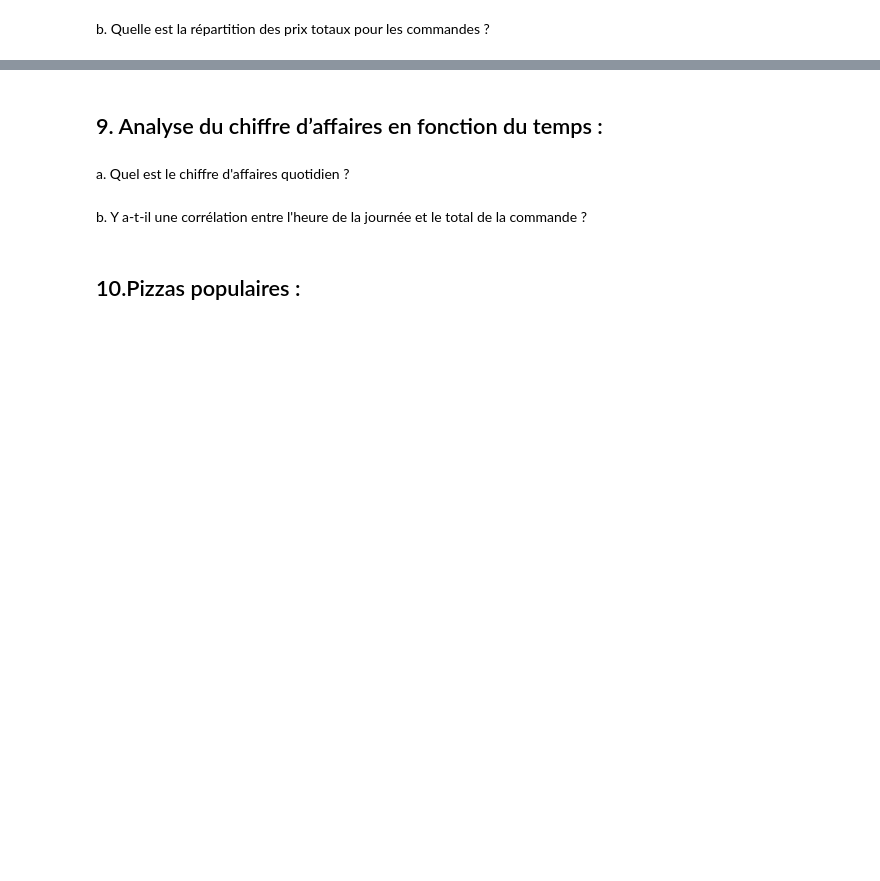
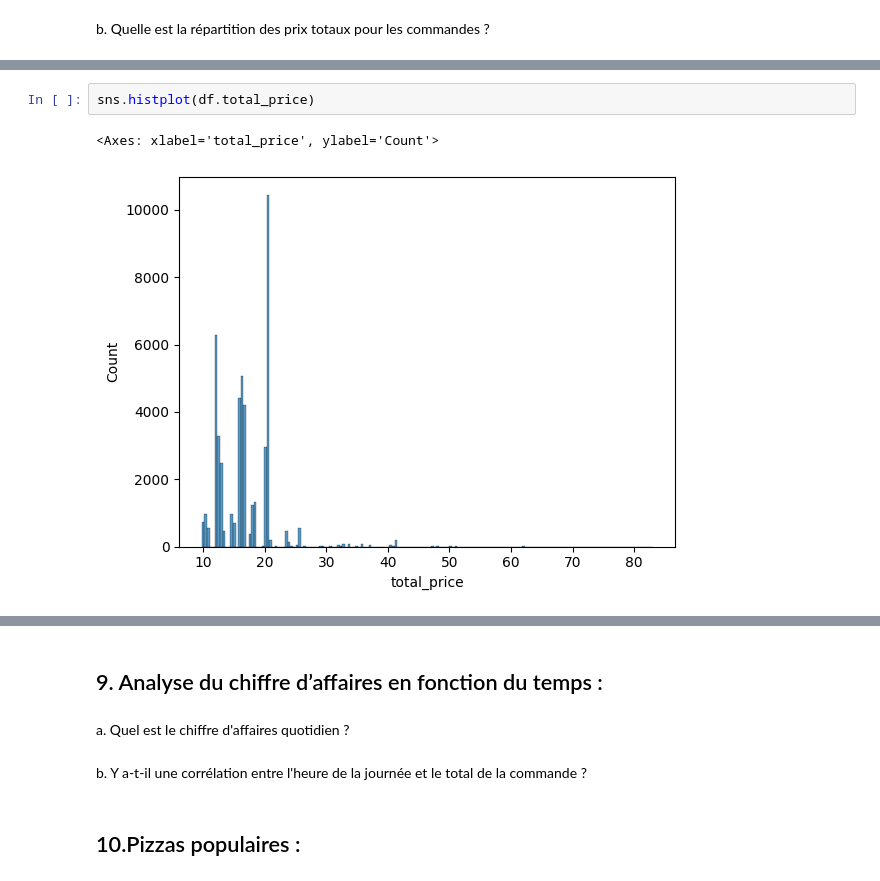
Before and after one commit to julienRactM/pizzaiojo, a Jupyter notebook: notebook.ipynb, the cells around one changed output, grey strips where cells are left out. Saved outputs shown, nothing was run; the diff lists cells and outputs as text; blank space fills up the shorter version.

```diff
--- a/notebook.ipynb
+++ b/notebook.ipynb
@@ -262,0 +328,5 @@ b. Quelle est la répartition des prix totaux pour les commandes ?
+# %%
+sns.histplot(df.total_price)
+# %% [output]
+<Axes: xlabel='total_price', ylabel='Count'>
+[figure, added]
```
Also changed, not shown: parts of 13 cells of this notebook.
